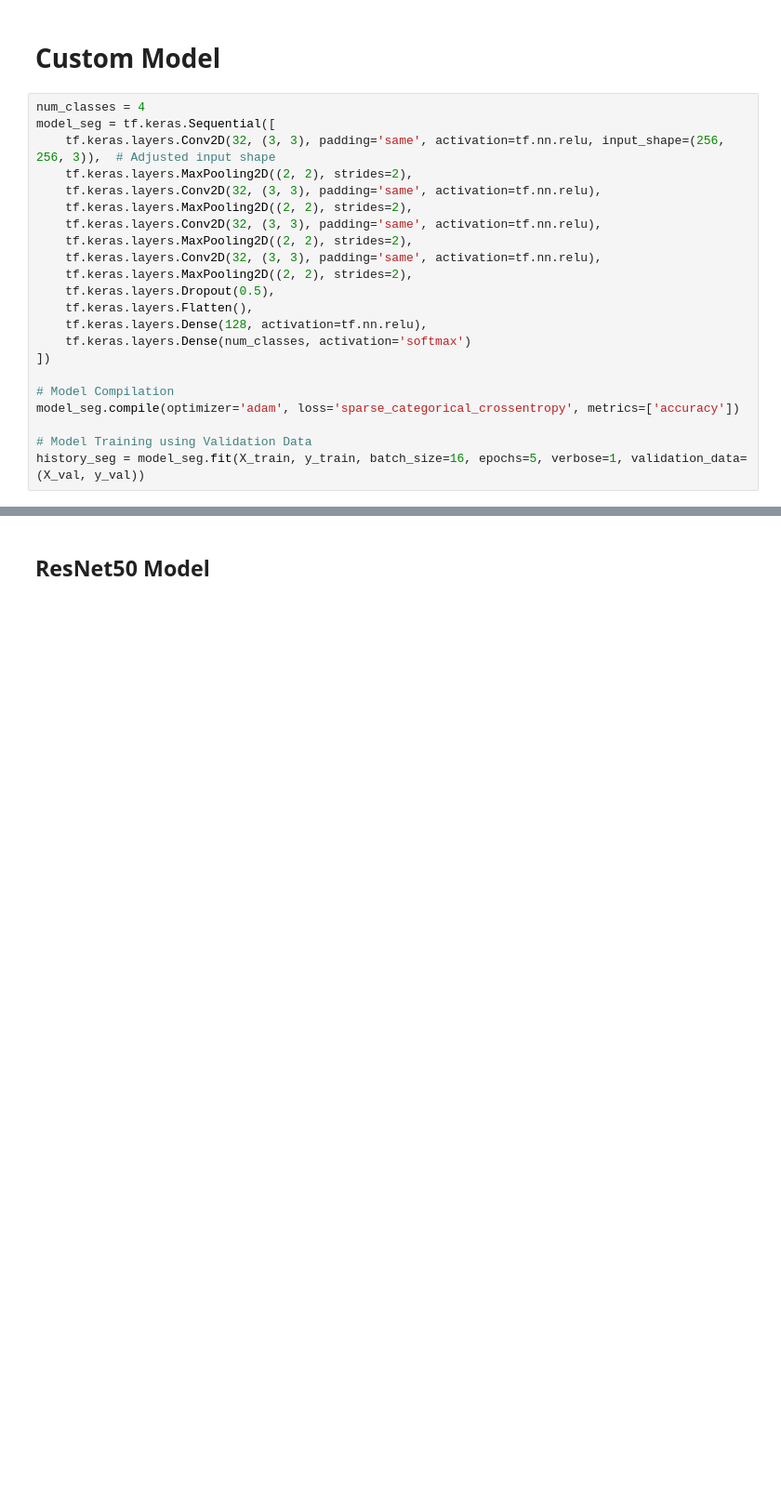
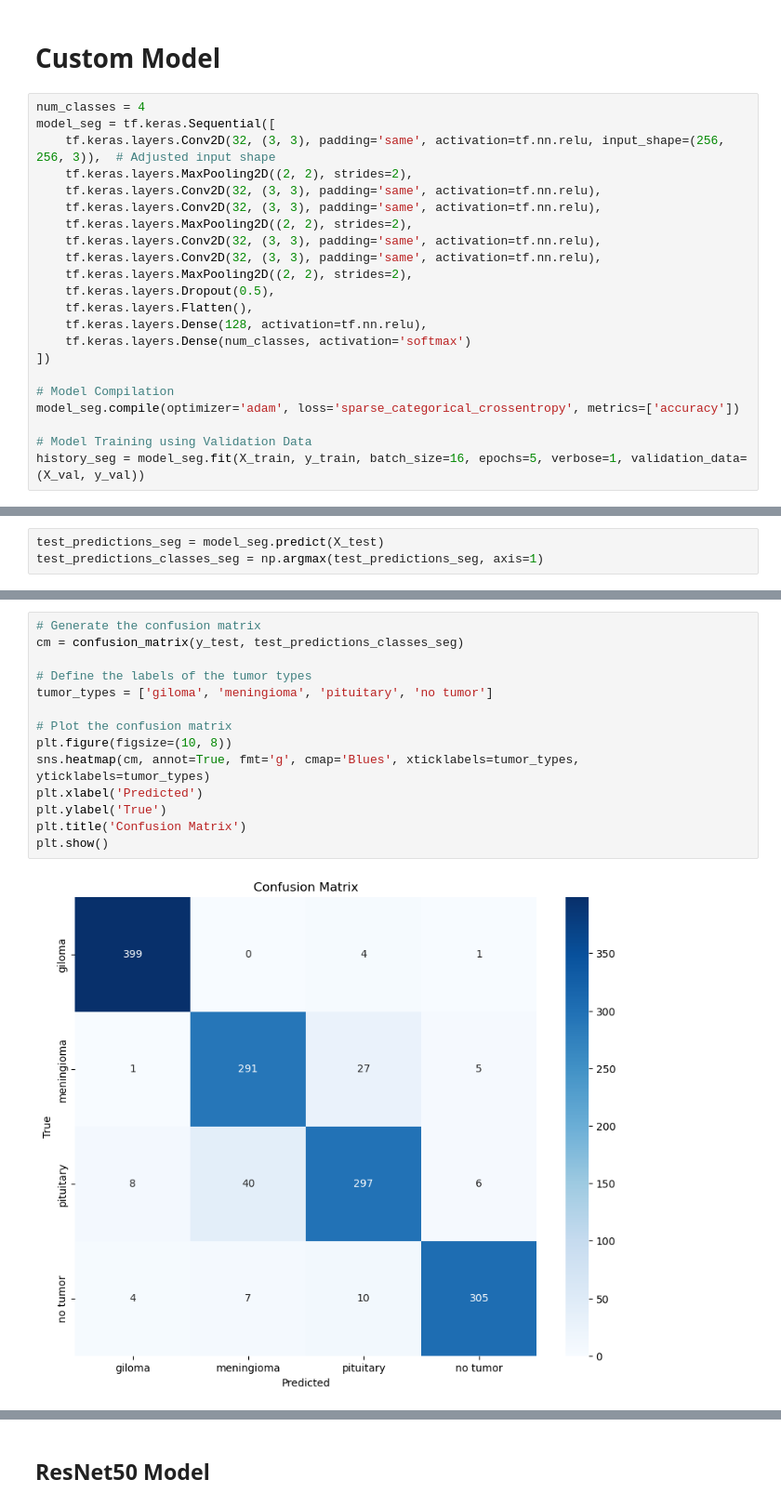
Before and after one commit to jackmorgan2001/tumor-detection-project, a Jupyter notebook: tumor_detection_code.ipynb, the cells around one changed output, grey strips where cells are left out. Shown at 93% size. Saved outputs shown, nothing was run; the diff lists cells and outputs as text; blank space fills up the shorter version.

Commit message:
confusion matrices and new preprocessing

```diff
--- a/tumor_detection_code.ipynb
+++ b/tumor_detection_code.ipynb
@@ -475,9 +457,9 @@ model_seg = tf.keras.Sequential([
     tf.keras.layers.Conv2D(32, (3, 3), padding='same', activation=tf.nn.relu, input_shape=(256, 256, 3)),  # Adjusted input shape
     tf.keras.layers.MaxPooling2D((2, 2), strides=2),
     tf.keras.layers.Conv2D(32, (3, 3), padding='same', activation=tf.nn.relu),
+    tf.keras.layers.Conv2D(32, (3, 3), padding='same', activation=tf.nn.relu),
     tf.keras.layers.MaxPooling2D((2, 2), strides=2),
     tf.keras.layers.Conv2D(32, (3, 3), padding='same', activation=tf.nn.relu),
-    tf.keras.layers.MaxPooling2D((2, 2), strides=2),
     tf.keras.layers.Conv2D(32, (3, 3), padding='same', activation=tf.nn.relu),
     tf.keras.layers.MaxPooling2D((2, 2), strides=2),
     tf.keras.layers.Dropout(0.5),
@@ -548,0 +513,3 @@ Test Accuracy: 0.77224200963974
+# %%
+test_predictions_seg = model_seg.predict(X_test)
+test_predictions_classes_seg = np.argmax(test_predictions_seg, axis=1)
@@ -548,0 +518,16 @@ Test Accuracy: 0.77224200963974
+# %%
+# Generate the confusion matrix
+cm = confusion_matrix(y_test, test_predictions_classes_seg)
+
+# Define the labels of the tumor types
+tumor_types = ['giloma', 'meningioma', 'pituitary', 'no tumor']
+
+# Plot the confusion matrix
+plt.figure(figsize=(10, 8))
+sns.heatmap(cm, annot=True, fmt='g', cmap='Blues', xticklabels=tumor_types, yticklabels=tumor_types)
+plt.xlabel('Predicted')
+plt.ylabel('True')
+plt.title('Confusion Matrix')
+plt.show()
+# %% [output]
+[figure, added]
```
Also changed, not shown: parts of 21 cells of this notebook.
